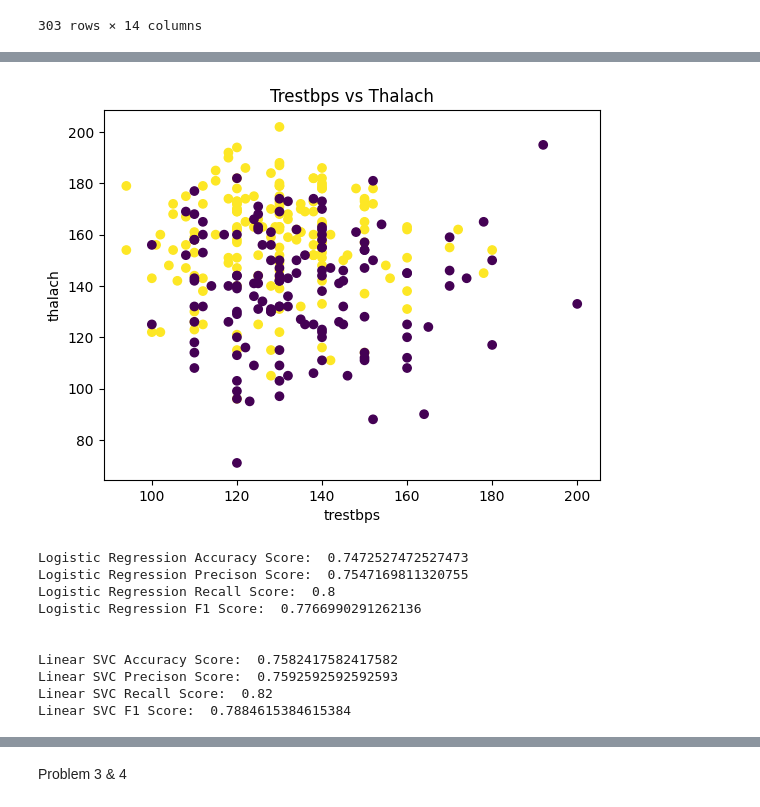
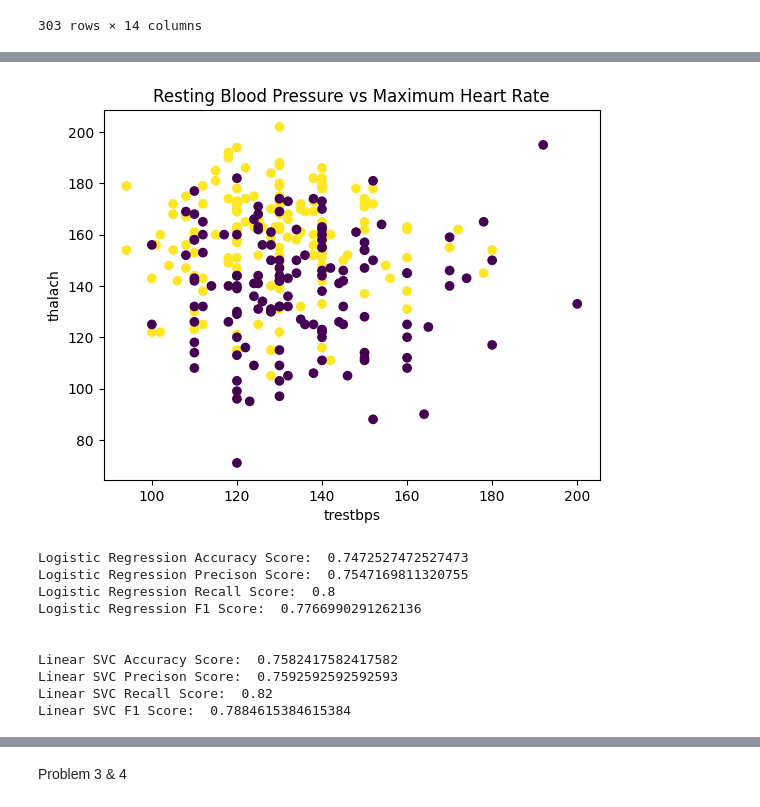
Before and after one commit to krishananth4/CSCI183-HW3, a Jupyter notebook: Krish_HW3.ipynb, the cells around one changed output, grey strips where cells are left out. Drawn from its saved outputs; the diff is of its cells as text; code cells hidden in the pictures.

```diff
--- a/Krish_HW3.ipynb
+++ b/Krish_HW3.ipynb
@@ -139,40 +259,40 @@ target = 'target'
 plt.scatter(df[feat1], df[feat2], c=df[target])
 plt.xlabel(feat1)
 plt.ylabel(feat2)
-plt.title("Trestbps vs Thalach")
+plt.title("Resting Blood Pressure vs Maximum Heart Rate")
 plt.show()
 
 X = df[[feat1, feat2]]
 y = df[target]
 
 X_train, X_test, y_train, y_test = train_test_split(X, y, test_size=0.3, random_state=42)
 log_reg_model = LogisticRegression()
 log_reg_model.fit(X_train, y_train)
 y_pred = log_reg_model.predict(X_test)
 accuracyScore = accuracy_score(y_test, y_pred)
 precision = precision_score(y_test, y_pred)
 recall = recall_score(y_test, y_pred)
 f1Score = f1_score(y_test, y_pred)
 print("Logistic Regression Accuracy Score: ", accuracyScore)
 print("Logistic Regression Precison Score: ", precision)
 print("Logistic Regression Recall Score: ", recall)
 print("Logistic Regression F1 Score: ", f1Score)
 
 print('\n')
 
 lin_svc_model = LinearSVC()
 lin_svc_model.fit(X_train, y_train)
 y_pred = lin_svc_model.predict(X_test)
 accuracyScore = accuracy_score(y_test, y_pred)
 precision = precision_score(y_test, y_pred)
 recall = recall_score(y_test, y_pred)
 f1Score = f1_score(y_test, y_pred)
 print("Linear SVC Accuracy Score: ", accuracyScore)
 print("Linear SVC Precison Score: ", precision)
 print("Linear SVC Recall Score: ", recall)
 print("Linear SVC F1 Score: ", f1Score)
 # %% [output]
-[figure, old version]
+[figure, new version]
 Logistic Regression Accuracy Score:  0.7472527472527473
 Logistic Regression Precison Score:  0.7547169811320755
 Logistic Regression Recall Score:  0.8
```
Also changed, not shown: parts of 15 cells of this notebook.
